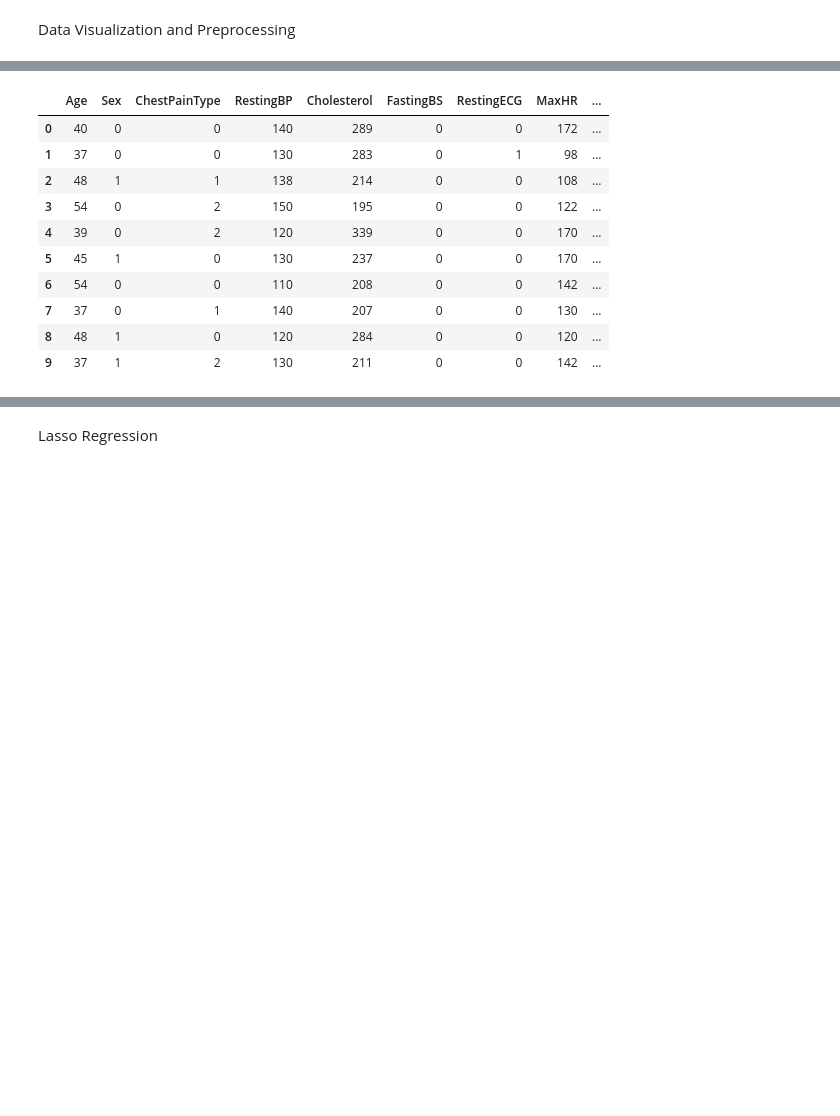
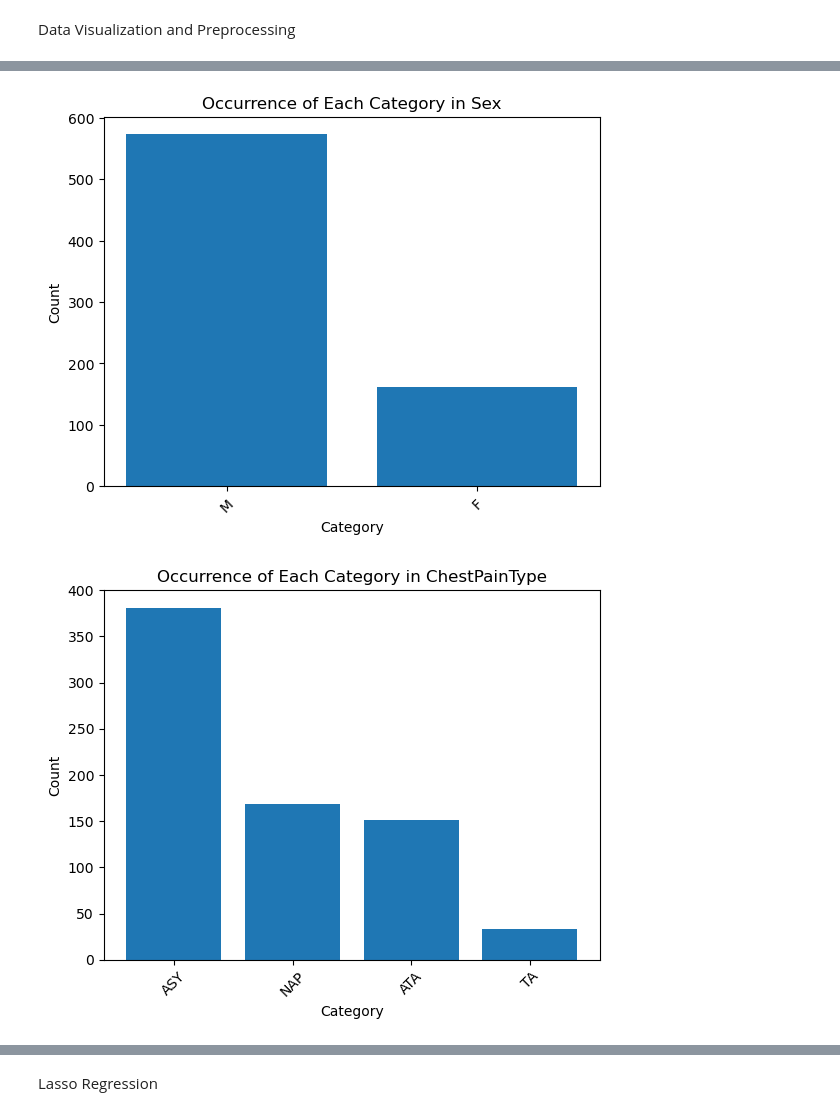
Before and after one commit to zytros/FS24, a Jupyter notebook: ML4HC/Project1/heart_failure.ipynb, the cells around one changed output, grey strips where cells are left out. Drawn from its saved outputs; the diff is of its cells as text; code cells hidden in the pictures; blank space fills up the shorter version.

```diff
--- a/ML4HC/Project1/heart_failure.ipynb
+++ b/ML4HC/Project1/heart_failure.ipynb
@@ -119,0 +197,6 @@ Data Visualization and Preprocessing
+# %%
+for col in categorical:
+    plot_categorical(df_train_val, column=col)
+# %% [output]
+[figure, added]
+[figure, added]
@@ -126,14 +228,0 @@ df['ST_Slope'] = pd.factorize(df['ST_Slope'])[0]
-# %%
-df.head(10)
-# %% [output]
-|  | Age | Sex | ChestPainType | RestingBP | Cholesterol | FastingBS | RestingECG | MaxHR | ... |
-| 0 | 40 | 0 | 0 | 140 | 289 | 0 | 0 | 172 | ... |
-| 1 | 37 | 0 | 0 | 130 | 283 | 0 | 1 | 98 | ... |
-| 2 | 48 | 1 | 1 | 138 | 214 | 0 | 0 | 108 | ... |
-| 3 | 54 | 0 | 2 | 150 | 195 | 0 | 0 | 122 | ... |
-| 4 | 39 | 0 | 2 | 120 | 339 | 0 | 0 | 170 | ... |
-| 5 | 45 | 1 | 0 | 130 | 237 | 0 | 0 | 170 | ... |
-| 6 | 54 | 0 | 0 | 110 | 208 | 0 | 0 | 142 | ... |
-| 7 | 37 | 0 | 1 | 140 | 207 | 0 | 0 | 130 | ... |
-| 8 | 48 | 1 | 0 | 120 | 284 | 0 | 0 | 120 | ... |
-| 9 | 37 | 1 | 2 | 130 | 211 | 0 | 0 | 142 | ... |
```
Also changed, not shown: parts of 29 cells of this notebook, 13 other files.
